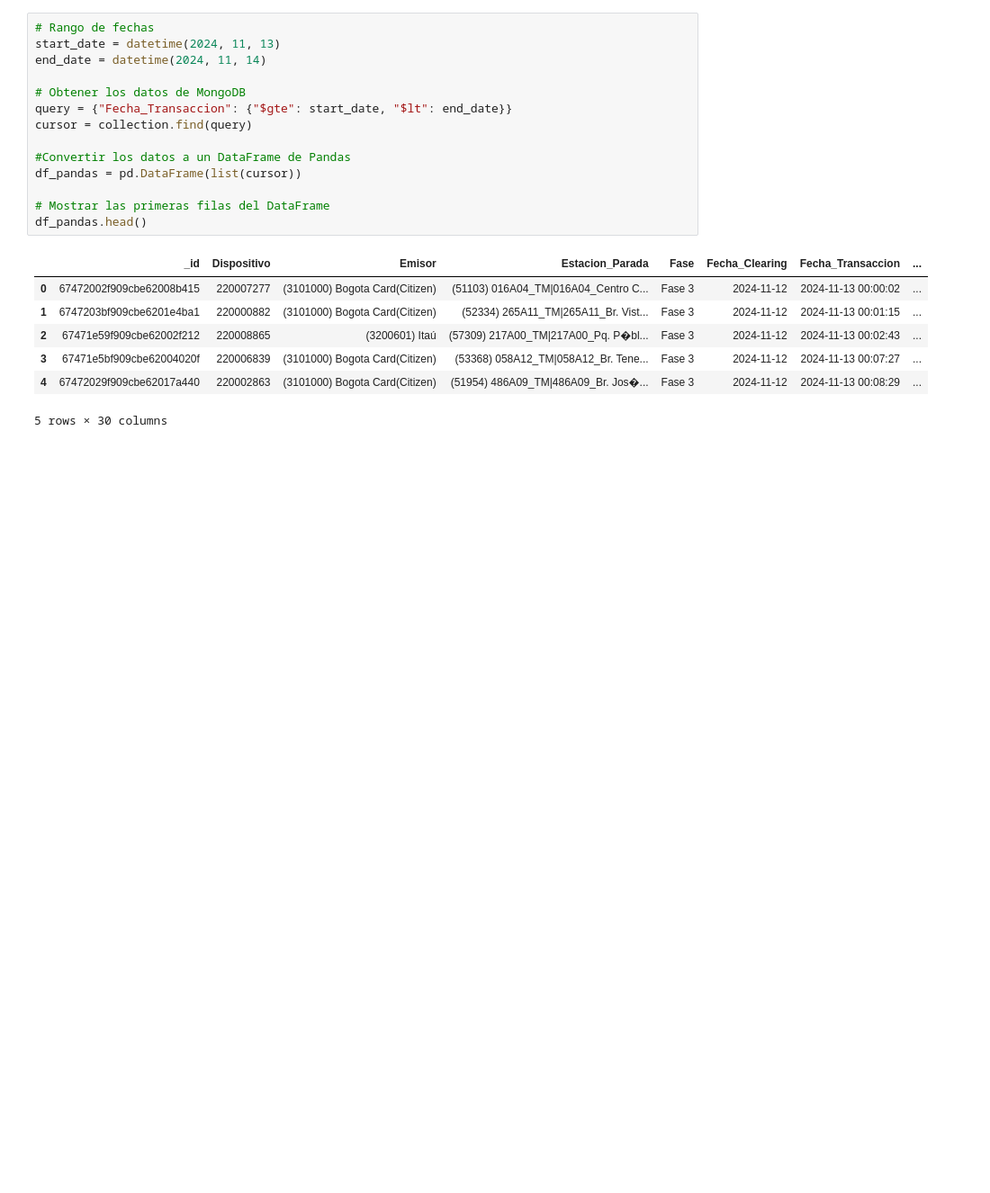
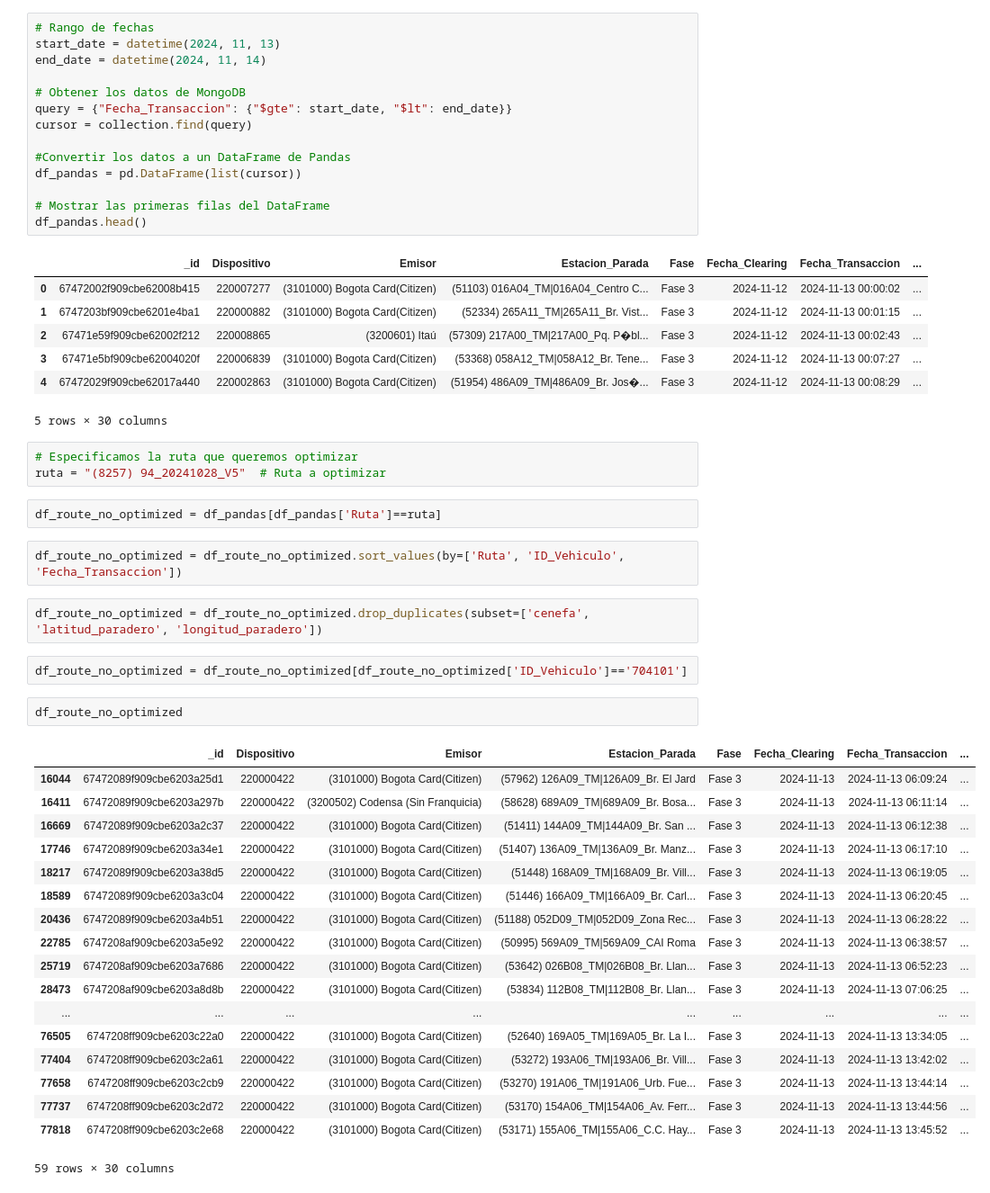
Before and after one commit to gcherreram/TrabajoFinalMaster_IMF, a Jupyter notebook: Scripts/ACO_datamodel.ipynb, the cells around one changed output. Shown at 90% size. Saved outputs shown, nothing was run; the diff lists cells and outputs as text; blank space fills up the shorter version.

```diff
--- a/Scripts/ACO_datamodel.ipynb
+++ b/Scripts/ACO_datamodel.ipynb
@@ -36,3 +49,35 @@ df_pandas.head()
 | 3 | 67471e5bf909cbe62004020f | 220006839 | (3101000) Bogota Card(Citizen) | (53368) 058A12_TM|058A12_Br. Tene... | Fase 3 | 2024-11-12 | 2024-11-13 00:07:27 | ... |
 | 4 | 67472029f909cbe62017a440 | 220002863 | (3101000) Bogota Card(Citizen) | (51954) 486A09_TM|486A09_Br. Jos�... | Fase 3 | 2024-11-12 | 2024-11-13 00:08:29 | ... |
 5 rows × 30 columns
+# %%
+# Especificamos la ruta que queremos optimizar
+ruta = "(8257) 94_20241028_V5"  # Ruta a optimizar
+# %%
+df_route_no_optimized = df_pandas[df_pandas['Ruta']==ruta]
+# %%
+df_route_no_optimized = df_route_no_optimized.sort_values(by=['Ruta', 'ID_Vehiculo', 'Fecha_Transaccion'])
+# %%
+df_route_no_optimized = df_route_no_optimized.drop_duplicates(subset=['cenefa', 'latitud_paradero', 'longitud_paradero'])
+# %%
+df_route_no_optimized = df_route_no_optimized[df_route_no_optimized['ID_Vehiculo']=='704101']
+# %%
+df_route_no_optimized
+# %% [output]
+|  | _id | Dispositivo | Emisor | Estacion_Parada | Fase | Fecha_Clearing | Fecha_Transaccion | ... |
+| 16044 | 67472089f909cbe6203a25d1 | 220000422 | (3101000) Bogota Card(Citizen) | (57962) 126A09_TM|126A09_Br. El Jard | Fase 3 | 2024-11-13 | 2024-11-13 06:09:24 | ... |
+| 16411 | 67472089f909cbe6203a297b | 220000422 | (3200502) Codensa (Sin Franquicia) | (58628) 689A09_TM|689A09_Br. Bosa... | Fase 3 | 2024-11-13 | 2024-11-13 06:11:14 | ... |
+| 16669 | 67472089f909cbe6203a2c37 | 220000422 | (3101000) Bogota Card(Citizen) | (51411) 144A09_TM|144A09_Br. San ... | Fase 3 | 2024-11-13 | 2024-11-13 06:12:38 | ... |
+| 17746 | 67472089f909cbe6203a34e1 | 220000422 | (3101000) Bogota Card(Citizen) | (51407) 136A09_TM|136A09_Br. Manz... | Fase 3 | 2024-11-13 | 2024-11-13 06:17:10 | ... |
+| 18217 | 67472089f909cbe6203a38d5 | 220000422 | (3101000) Bogota Card(Citizen) | (51448) 168A09_TM|168A09_Br. Vill... | Fase 3 | 2024-11-13 | 2024-11-13 06:19:05 | ... |
+| 18589 | 67472089f909cbe6203a3c04 | 220000422 | (3101000) Bogota Card(Citizen) | (51446) 166A09_TM|166A09_Br. Carl... | Fase 3 | 2024-11-13 | 2024-11-13 06:20:45 | ... |
+| 20436 | 67472089f909cbe6203a4b51 | 220000422 | (3101000) Bogota Card(Citizen) | (51188) 052D09_TM|052D09_Zona Rec... | Fase 3 | 2024-11-13 | 2024-11-13 06:28:22 | ... |
+| 22785 | 6747208af909cbe6203a5e92 | 220000422 | (3101000) Bogota Card(Citizen) | (50995) 569A09_TM|569A09_CAI Roma | Fase 3 | 2024-11-13 | 2024-11-13 06:38:57 | ... |
+| 25719 | 6747208af909cbe6203a7686 | 220000422 | (3101000) Bogota Card(Citizen) | (53642) 026B08_TM|026B08_Br. Llan... | Fase 3 | 2024-11-13 | 2024-11-13 06:52:23 | ... |
+| 28473 | 6747208af909cbe6203a8d8b | 220000422 | (3101000) Bogota Card(Citizen) | (53834) 112B08_TM|112B08_Br. Llan... | Fase 3 | 2024-11-13 | 2024-11-13 07:06:25 | ... |
+| ... | ... | ... | ... | ... | ... | ... | ... | ... |
+| 76505 | 6747208ff909cbe6203c22a0 | 220000422 | (3101000) Bogota Card(Citizen) | (52640) 169A05_TM|169A05_Br. La I... | Fase 3 | 2024-11-13 | 2024-11-13 13:34:05 | ... |
+| 77404 | 6747208ff909cbe6203c2a61 | 220000422 | (3101000) Bogota Card(Citizen) | (53272) 193A06_TM|193A06_Br. Vill... | Fase 3 | 2024-11-13 | 2024-11-13 13:42:02 | ... |
+| 77658 | 6747208ff909cbe6203c2cb9 | 220000422 | (3101000) Bogota Card(Citizen) | (53270) 191A06_TM|191A06_Urb. Fue... | Fase 3 | 2024-11-13 | 2024-11-13 13:44:14 | ... |
+| 77737 | 6747208ff909cbe6203c2d72 | 220000422 | (3101000) Bogota Card(Citizen) | (53170) 154A06_TM|154A06_Av. Ferr... | Fase 3 | 2024-11-13 | 2024-11-13 13:44:56 | ... |
+| 77818 | 6747208ff909cbe6203c2e68 | 220000422 | (3101000) Bogota Card(Citizen) | (53171) 155A06_TM|155A06_C.C. Hay... | Fase 3 | 2024-11-13 | 2024-11-13 13:45:52 | ... |
+59 rows × 30 columns
```
Also changed, not shown: parts of 20 cells of this notebook.
